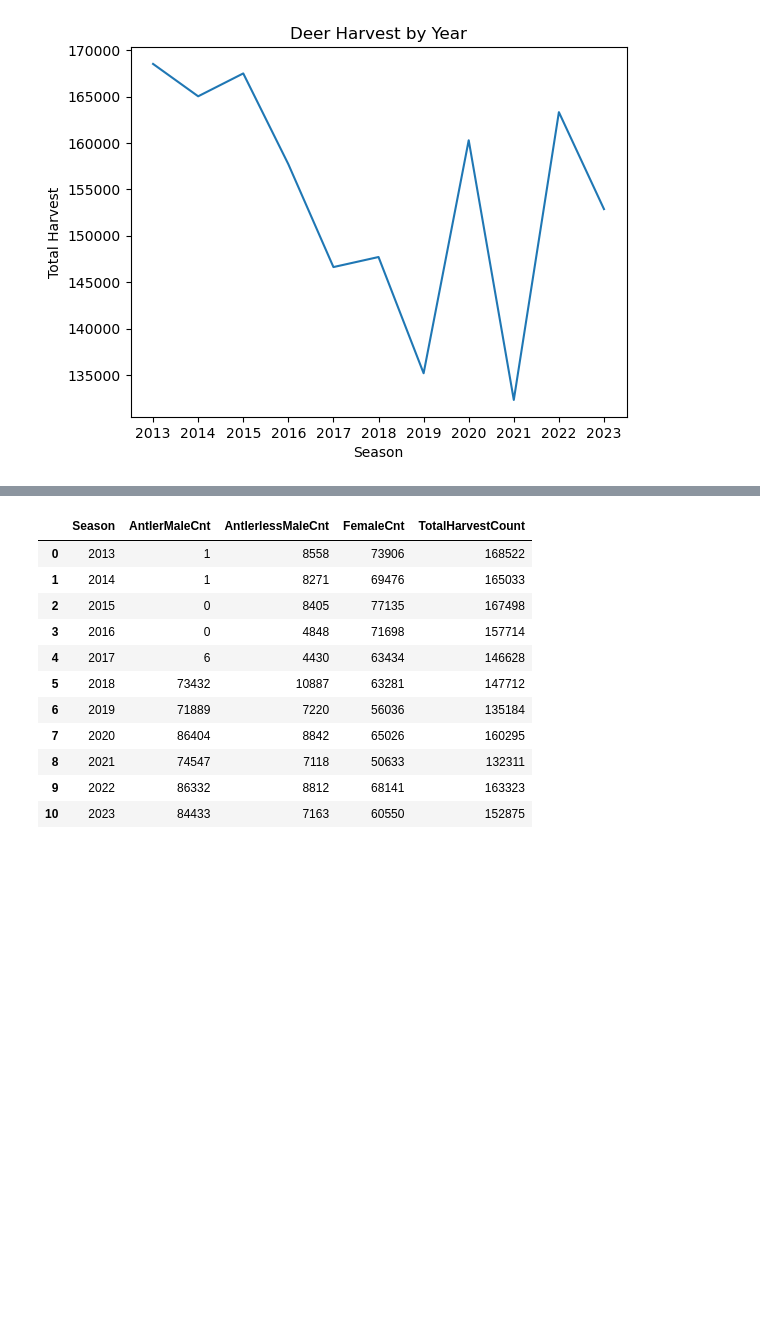
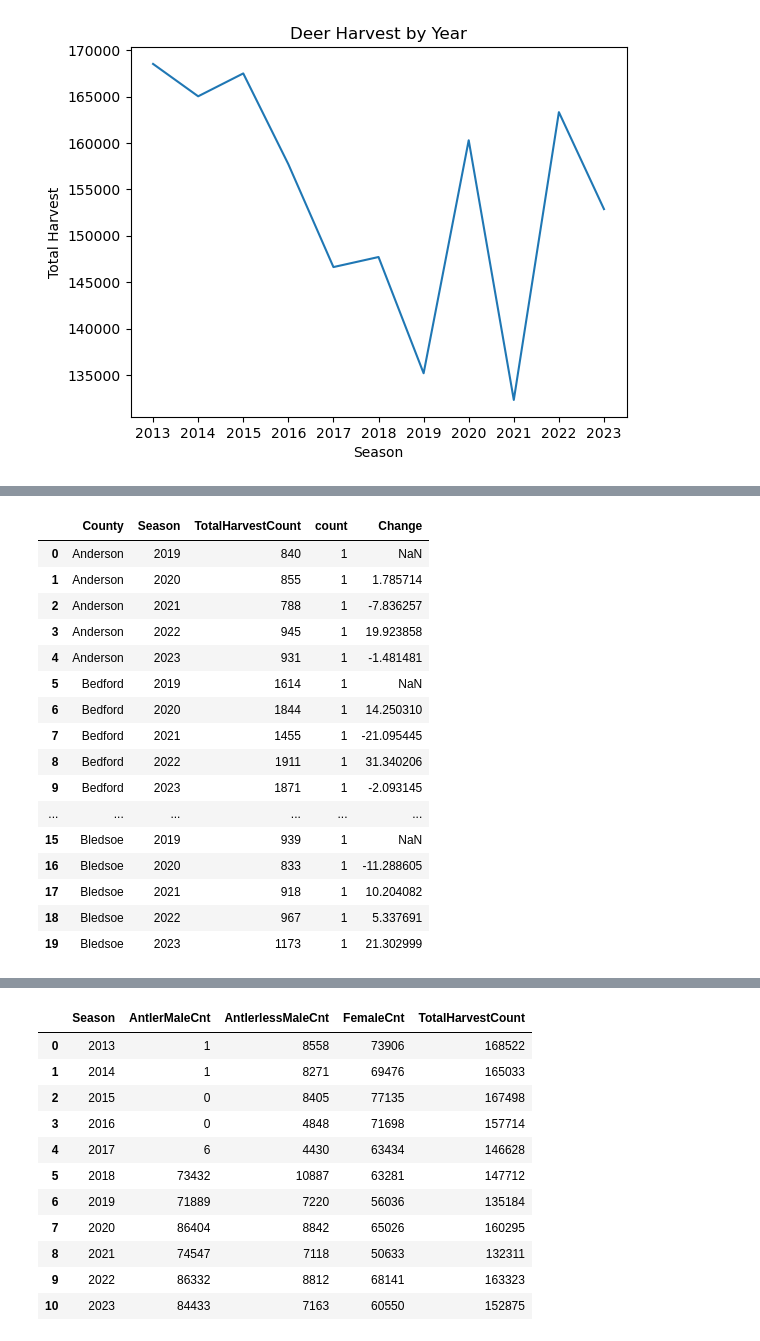
Before and after one commit to McNuttJ/Tennessee-Deer-Herd-Analysis-Capstone, a Jupyter notebook: tennessee_deer_herd_analysis.ipynb, the cells around one changed output, grey strips where cells are left out. Cells and saved outputs as stored; diff of their text form; code cells hidden in the pictures; blank space fills up the shorter version.

Commit message:
looking at CWD counties

```diff
--- a/tennessee_deer_herd_analysis.ipynb
+++ b/tennessee_deer_herd_analysis.ipynb
@@ -344,0 +318,3 @@ plt.show()
+# %%
+county_counts_2019_to_2023 = dh_2019_to_2023.groupby(['County','Season'])['TotalHarvestCount'].value_counts().reset_index()
+county_counts_2019_to_2023
@@ -344,0 +335,22 @@ plt.show()
+# %%
+county_counts_2019_to_2023['Change'] = county_counts_2019_to_2023.groupby('County')['TotalHarvestCount'].pct_change() * 100
+# %%
+county_counts_2019_to_2023.head(20)
+# %% [output]
+|  | County | Season | TotalHarvestCount | count | Change |
+| 0 | Anderson | 2019 | 840 | 1 | NaN |
+| 1 | Anderson | 2020 | 855 | 1 | 1.785714 |
+| 2 | Anderson | 2021 | 788 | 1 | -7.836257 |
+| 3 | Anderson | 2022 | 945 | 1 | 19.923858 |
+| 4 | Anderson | 2023 | 931 | 1 | -1.481481 |
+| 5 | Bedford | 2019 | 1614 | 1 | NaN |
+| 6 | Bedford | 2020 | 1844 | 1 | 14.250310 |
+| 7 | Bedford | 2021 | 1455 | 1 | -21.095445 |
+| 8 | Bedford | 2022 | 1911 | 1 | 31.340206 |
+| 9 | Bedford | 2023 | 1871 | 1 | -2.093145 |
+| ... | ... | ... | ... | ... | ... |
+| 15 | Bledsoe | 2019 | 939 | 1 | NaN |
+| 16 | Bledsoe | 2020 | 833 | 1 | -11.288605 |
+| 17 | Bledsoe | 2021 | 918 | 1 | 10.204082 |
+| 18 | Bledsoe | 2022 | 967 | 1 | 5.337691 |
+| 19 | Bledsoe | 2023 | 1173 | 1 | 21.302999 |
```
Also changed, not shown: parts of 93 cells of this notebook.
